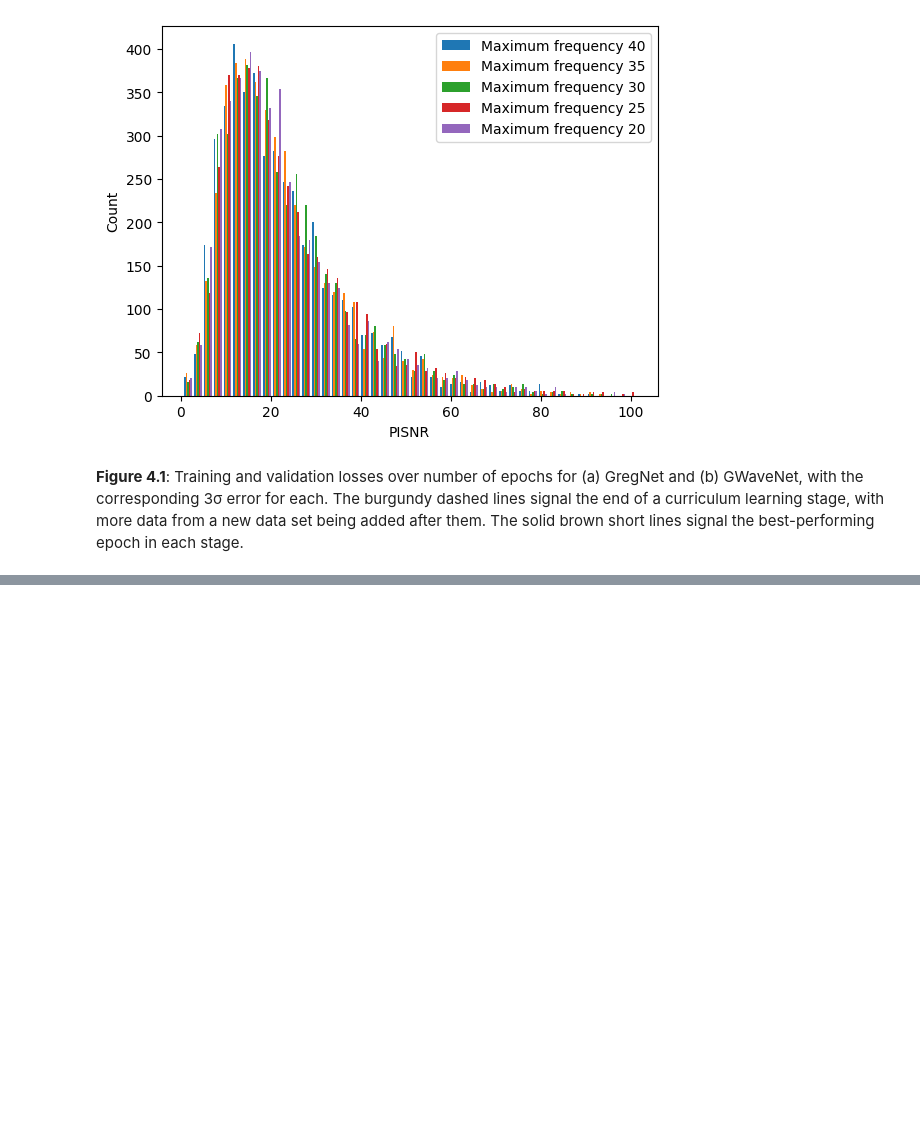
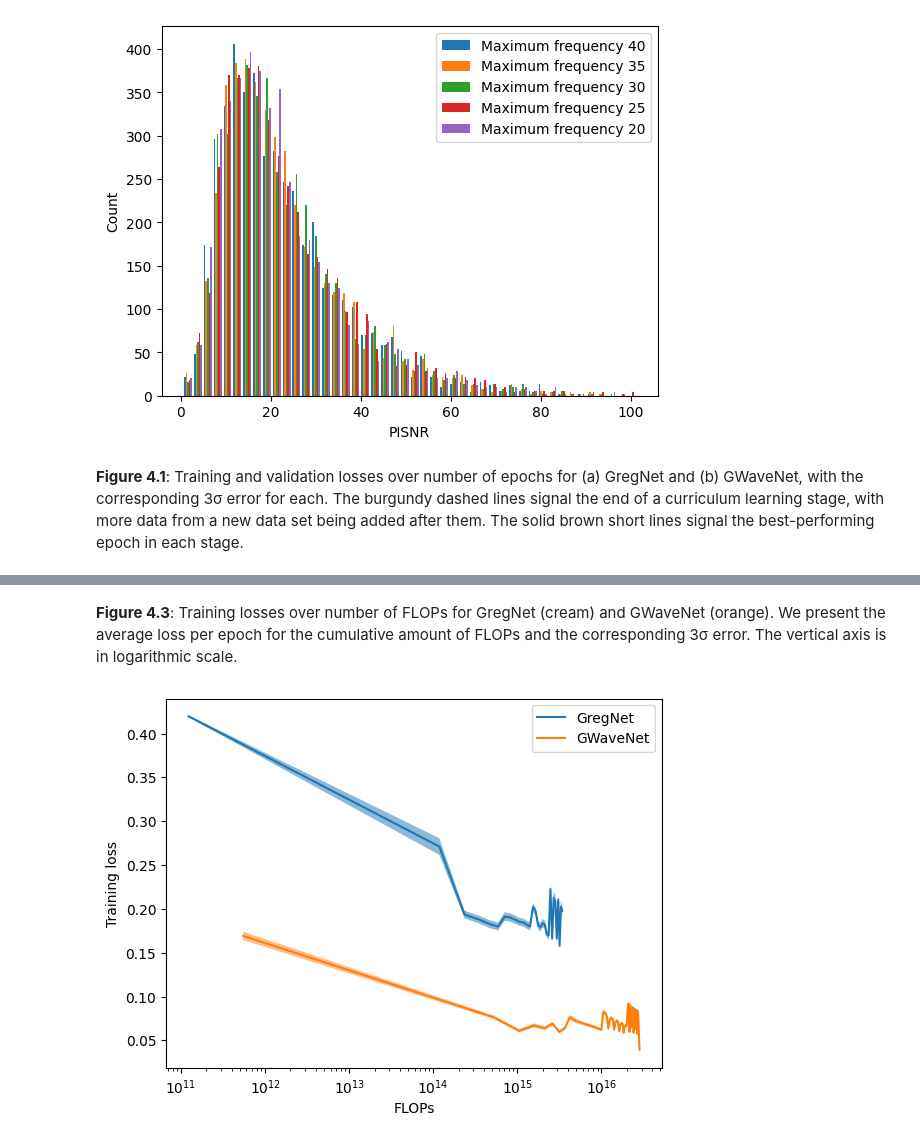
Before and after one commit to anaismartins/deploying-custom-nn-in-fpga, a Jupyter notebook: figures/plotting.ipynb, the cells around one changed output, grey strips where cells are left out. Drawn from its saved outputs; the diff is of its cells as text; code cells hidden in the pictures; blank space fills up the shorter version.

```diff
--- a/figures/plotting.ipynb
+++ b/figures/plotting.ipynb
@@ -81,0 +256,39 @@ for line in lines:
+# %% [markdown]
+**Figure 4.3**: Training losses over number of FLOPs for GregNet (cream) and GWaveNet (orange). We present the average loss per epoch for the cumulative amount of FLOPs and the corresponding 3σ error. The vertical axis is in logarithmic scale.
+# %%
+filenames = [filename_flops_GregNet, filename_flops_GWaveNet]
+labels = ["GregNet", "GWaveNet"]
+
+for filename in filenames:
+    with open(filename, "r") as f:
+        lines = f.readlines()
+
+    flops = lines[0].split("], [")[0][1:]
+    loss = lines[0].split("], [")[1][:-2]
+
+    flops = flops.split(", ")
+    loss = loss.split(", ")
+
+    flops = [float(flop) for flop in flops]
+    loss = [float(l) for l in loss]
+
+    # for every 960 data points, save the last flop and average out the loss
+    flops_avg = []
+    loss_avg = []
+    loss_std = []
+
+    for i in range(0, len(flops), 960):
+        flops_avg.append(flops[i])
+        loss_avg.append(sum(loss[i:i+960])/960)
+        loss_std.append(np.std(loss[i:i+960]))
+
+    plt.fill_between(flops_avg, [loss_avg[i] - 3 * loss_std[i]/sqrt(960) for i in range(len(loss_avg))], [loss_avg[i] + 3*loss_std[i]/sqrt(960) for i in range(len(loss_avg))], alpha = 0.5)
+    plt.plot(flops_avg, loss_avg, label=labels[filenames.index(filename)])
+
+plt.xlabel("FLOPs")
+plt.ylabel("Training loss")
+plt.legend(loc="best")
+plt.xscale("log")
+plt.show()
+# %% [output]
+[figure, added]
```
Also changed, not shown: parts of 13 cells of this notebook, 10 other files.
